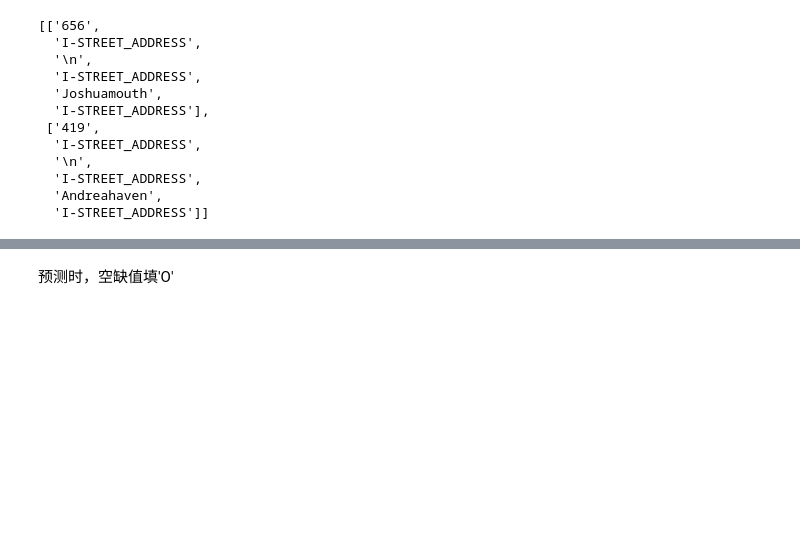
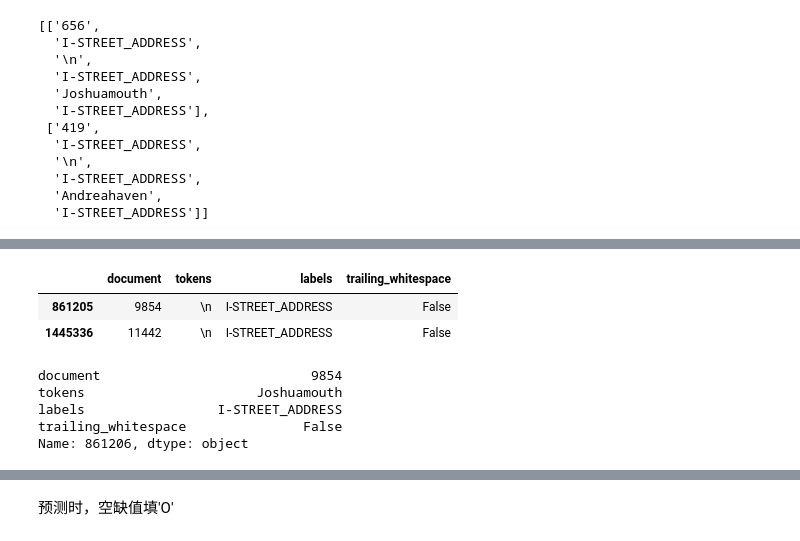
Before and after one commit to Zhang1933/kaggle-PII-Data-Detection, a Jupyter notebook: playground.ipynb, the cells around one changed output, grey strips where cells are left out. Cells and saved outputs as stored; diff of their text form; code cells hidden in the pictures; blank space fills up the shorter version.

```diff
--- a/playground.ipynb
+++ b/playground.ipynb
@@ -165,6 +150,5 @@ df_train=pd.DataFrame(train_df)
 df_train_tokens=[]
 for row in df_train.itertuples(index=False):
     for i in range(len(row.tokens)):
-        df_train_tokens.append((row.document,row.tokens[i],row.labels[i]))
-df_train_tokens=pd.DataFrame(df_train_tokens,columns=['document','tokens','labels'])
-df_train_tokens
+        df_train_tokens.append((row.document,row.tokens[i],row.labels[i],row.trailing_whitespace[i]))
+df_train_tokens=pd.DataFrame(df_train_tokens,columns=['document','tokens','labels','trailing_whitespace'])
@@ -185,3 +155,17 @@ df_train_tokens
+# %%
+df_train_tokens.loc[df_train_tokens['tokens']=='\n']
+# %% [output]
+|  | document | tokens | labels | trailing_whitespace |
+| 861205 | 9854 | \n | I-STREET_ADDRESS | False |
+| 1445336 | 11442 | \n | I-STREET_ADDRESS | False |
+# %%
+df_train_tokens.iloc[861206]
+# %% [output]
+document                           9854
+tokens                      Joshuamouth
+labels                 I-STREET_ADDRESS
+trailing_whitespace               False
+Name: 861206, dtype: object
 # %%
 # inspect specific label
 inspect="PHONE"
```
Also changed, not shown: parts of 16 cells of this notebook, 3 other files.
